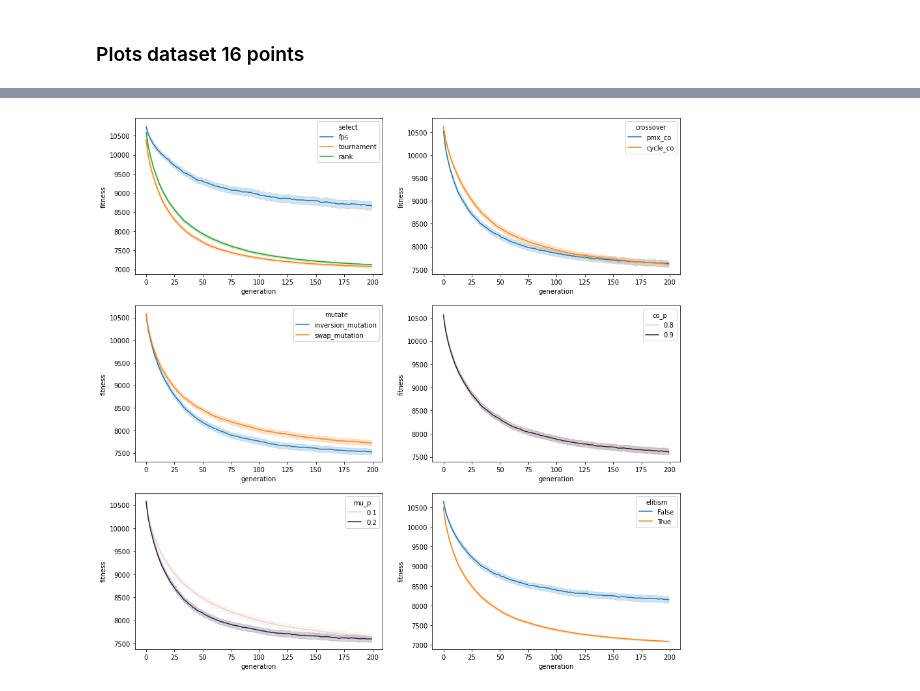
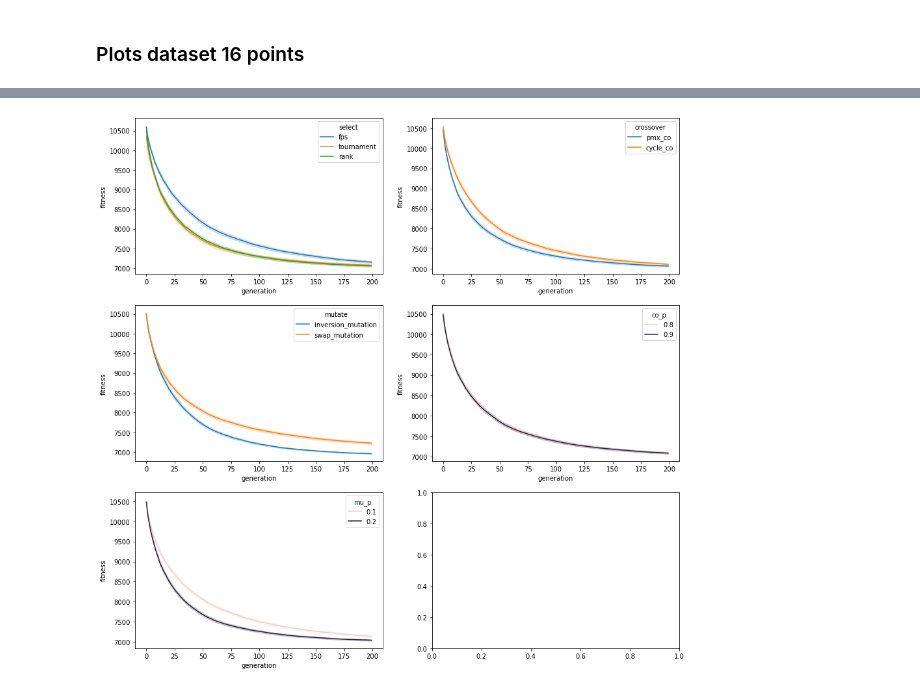
Before and after one commit to anabeatrizfig/Comp_Intelligence_Optimization, a Jupyter notebook: Analysis_TSP.ipynb, the cells around one changed output, grey strips where cells are left out. Saved outputs shown, nothing was run; the diff lists cells and outputs as text; code cells hidden in the pictures.

```diff
--- a/Analysis_TSP.ipynb
+++ b/Analysis_TSP.ipynb
@@ -21,5 +33,7 @@ zip_ref.close()
+# %%
+# create the dataframes
+df_plot_16 = pd.read_csv('result16.csv', sep = ";")
+df_plot_29 = pd.read_csv('result29.csv', sep = ";")
+df_plot_561 = pd.read_csv('https://raw.githubusercontent.com/anabeatrizfig/Comp_Intelligence_Optimization/main/output/result561_choices_1000generations.csv', sep = ",")
 # %% [markdown]
 ### Plots dataset 16 points
-# %%
-df_plot_16 = pd.read_csv('/content/result16.csv', sep = ";")
-df_plot_16
@@ -40,18 +54,19 @@ df_plot_16
 # %%
-data_line = df_plot_16
+# Figure 2 of the Report
+data_line = df_plot_16.loc[df_plot_16['elitism'] == True]
+
 f, axes = plt.subplots(nrows=3, ncols=2, figsize = (15, 15))
 sns.lineplot(data=data_line, x='generation', y='fitness', hue='select', \
              estimator='mean', ci=99, err_style='band', legend=True, ax=axes[0, 0])
 sns.lineplot(data=data_line, x='generation', y='fitness', hue='crossover', \
              estimator='mean', ci=99, err_style='band', legend=True, ax=axes[0, 1])
 sns.lineplot(data=data_line, x='generation', y='fitness', hue='mutate', \
              estimator='mean', ci=99, err_style='band', legend=True,ax=axes[1, 0])
 sns.lineplot(data=data_line, x='generation', y='fitness', hue='co_p', \
              estimator='mean', ci=99, err_style='band', legend=True, ax=axes[1, 1])
 sns.lineplot(data=data_line, x='generation', y='fitness', hue='mu_p', \
              estimator='mean', ci=99, err_style='band', legend=True, ax=axes[2, 0])
-sns.lineplot(data=data_line, x='generation', y='fitness', hue='elitism', \
-             estimator='mean', ci=99, err_style='band', legend=True, ax=axes[2, 1])
+
 plt.show()
 # %% [output]
-[figure, old version]
+[figure, new version]
```
Also changed, not shown: parts of 36 cells of this notebook.
